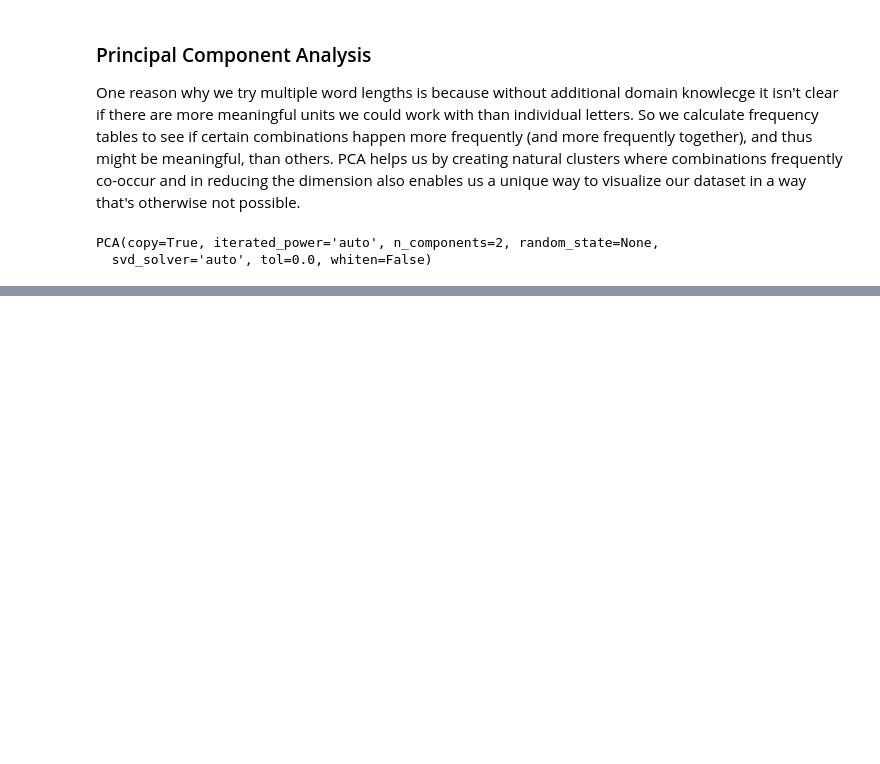
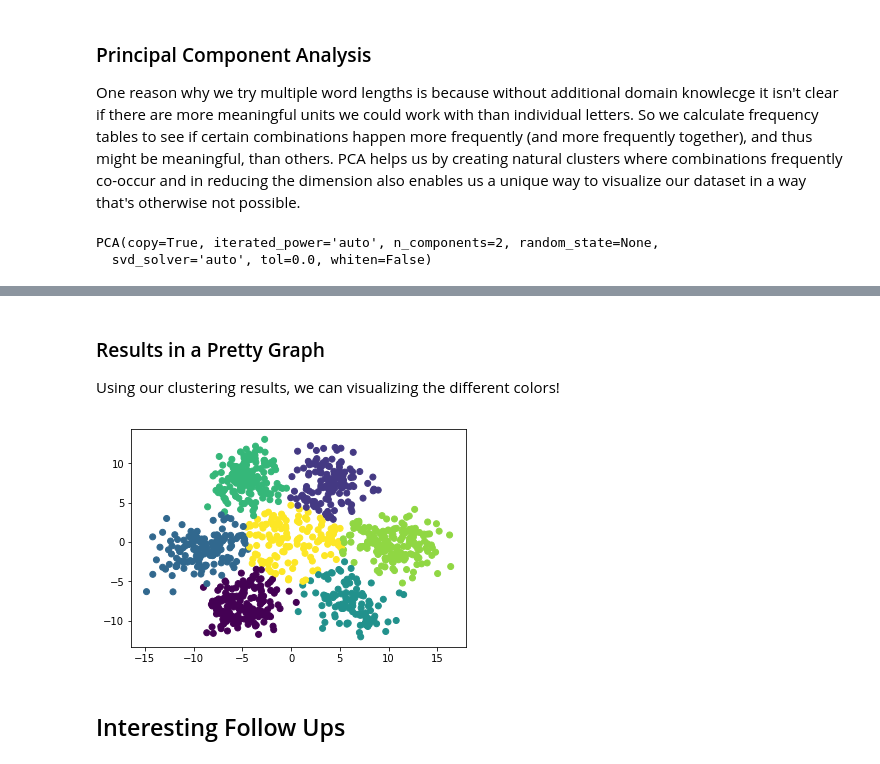
Before and after one commit to mrklees/Data-Science-And-Big-Data-Analytics, a Jupyter notebook: 1.1.1 PCA and K-Means Decipher Genome.ipynb, the cells around one changed output, grey strips where cells are left out. Cells and saved outputs as stored; diff of their text form; code cells hidden in the pictures; blank space fills up the shorter version.

```diff
--- a/1.1.1 PCA and K-Means Decipher Genome.ipynb
+++ b/1.1.1 PCA and K-Means Decipher Genome.ipynb
@@ -91,0 +75,16 @@ triplets
+# %%
+triplets = tbls_pca[2]
+model = KMeans(n_clusters = 7)
+model.fit(triplets)
+
+predictions = model.predict(triplets)
+# %% [markdown]
+### Results in a Pretty Graph
+Using our clustering results, we can visualizing the different colors!
+# %%
+plt.scatter(triplets[0], triplets[1], c=predictions)
+plt.show()
+# %% [output]
+[figure, added]
+# %% [markdown]
+## Interesting Follow Ups
```
Also changed, not shown: parts of 4 cells of this notebook.
